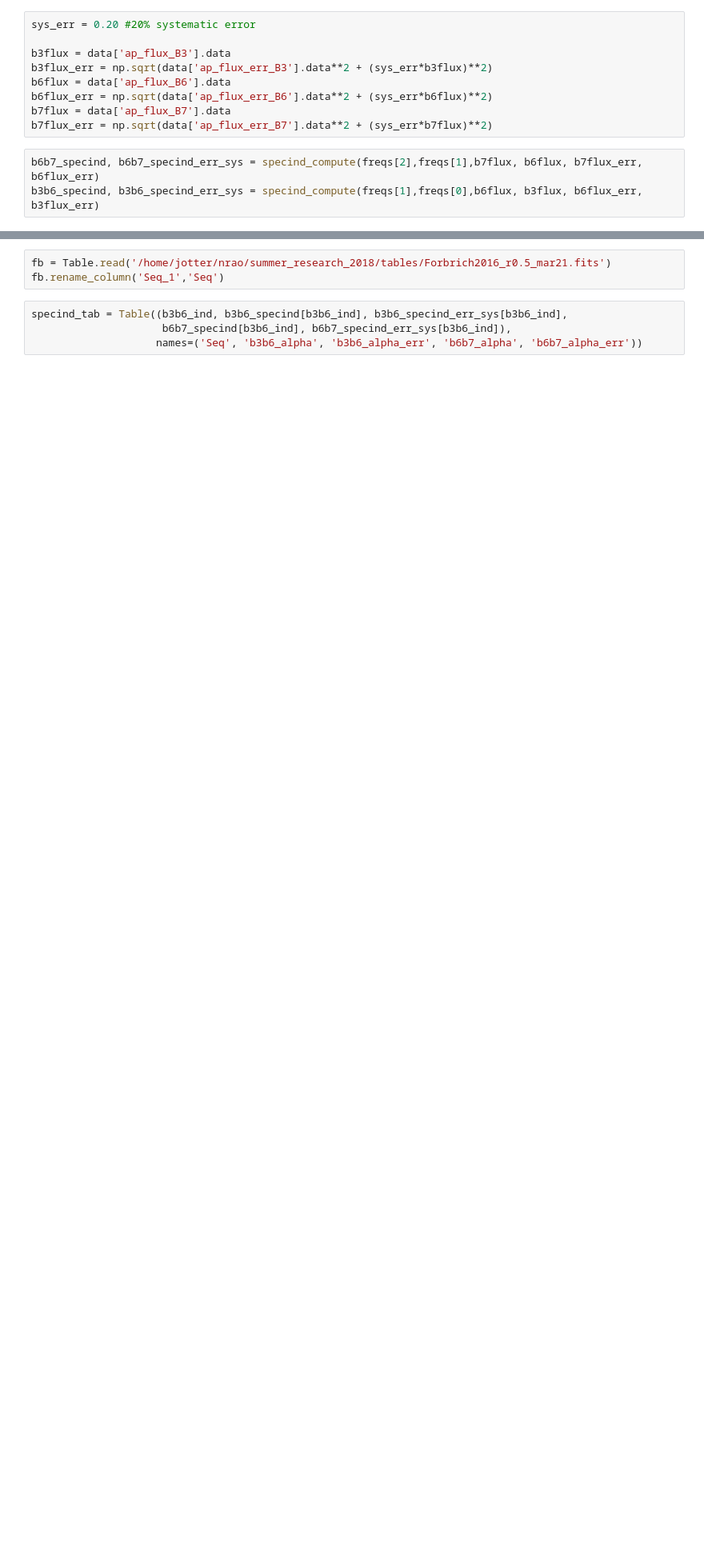
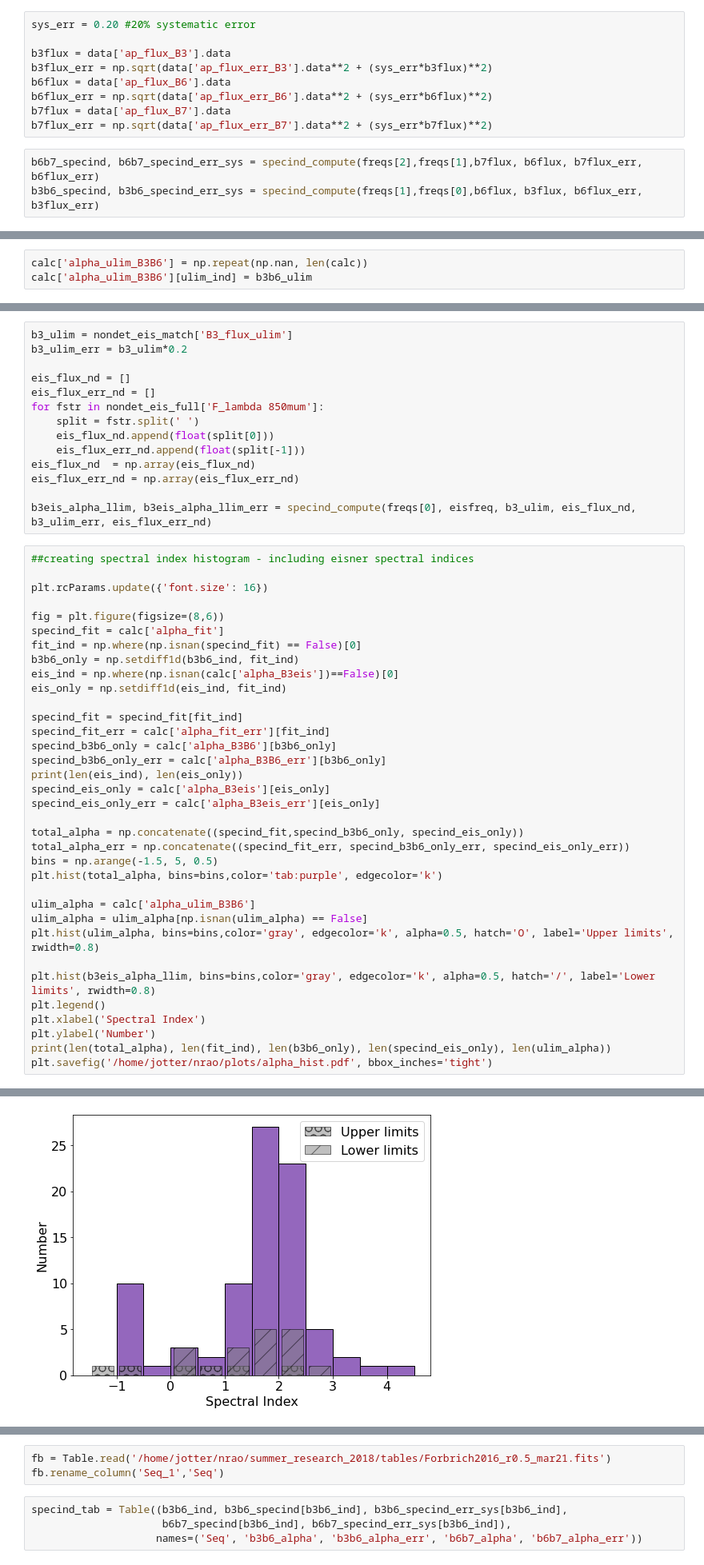
Before and after one commit to jaotter/summer_research_2018, a Jupyter notebook: flux_plots/spectral_indices.ipynb, the cells around one changed output, grey strips where cells are left out. Shown: that part at 80% size. Saved outputs shown, nothing was run; the diff lists cells and outputs as text; blank space fills up the shorter version.

Commit message:
updating spectral indices and SEDs

```diff
--- a/flux_plots/spectral_indices.ipynb
+++ b/flux_plots/spectral_indices.ipynb
@@ -173,0 +67,3 @@ array([ 6,  8, 11, 41, 48, 49, 50, 70])
+# %%
+calc['alpha_ulim_B3B6'] = np.repeat(np.nan, len(calc))
+calc['alpha_ulim_B3B6'][ulim_ind] = b3b6_ulim
@@ -173,0 +113,50 @@ array([ 6,  8, 11, 41, 48, 49, 50, 70])
+# %%
+b3_ulim = nondet_eis_match['B3_flux_ulim']
+b3_ulim_err = b3_ulim*0.2
+
+eis_flux_nd = []
+eis_flux_err_nd = []
+for fstr in nondet_eis_full['F_lambda 850mum']:
+    split = fstr.split(' ')
+    eis_flux_nd.append(float(split[0]))
+    eis_flux_err_nd.append(float(split[-1]))
+eis_flux_nd  = np.array(eis_flux_nd)
+eis_flux_err_nd = np.array(eis_flux_err_nd)
+
+b3eis_alpha_llim, b3eis_alpha_llim_err = specind_compute(freqs[0], eisfreq, b3_ulim, eis_flux_nd, b3_ulim_err, eis_flux_err_nd)
+# %%
+##creating spectral index histogram - including eisner spectral indices
+
+plt.rcParams.update({'font.size': 16})
+
+fig = plt.figure(figsize=(8,6))
+specind_fit = calc['alpha_fit']
+fit_ind = np.where(np.isnan(specind_fit) == False)[0]
+b3b6_only = np.setdiff1d(b3b6_ind, fit_ind)
+eis_ind = np.where(np.isnan(calc['alpha_B3eis'])==False)[0]
+eis_only = np.setdiff1d(eis_ind, fit_ind)
+
+specind_fit = specind_fit[fit_ind]
+specind_fit_err = calc['alpha_fit_err'][fit_ind]
+specind_b3b6_only = calc['alpha_B3B6'][b3b6_only]
+specind_b3b6_only_err = calc['alpha_B3B6_err'][b3b6_only]
+print(len(eis_ind), len(eis_only))
+specind_eis_only = calc['alpha_B3eis'][eis_only]
+specind_eis_only_err = calc['alpha_B3eis_err'][eis_only]
+
+total_alpha = np.concatenate((specind_fit,specind_b3b6_only, specind_eis_only))
+total_alpha_err = np.concatenate((specind_fit_err, specind_b3b6_only_err, specind_eis_only_err))
+bins = np.arange(-1.5, 5, 0.5)
+plt.hist(total_alpha, bins=bins,color='tab:purple', edgecolor='k')
+
+ulim_alpha = calc['alpha_ulim_B3B6']
+ulim_alpha = ulim_alpha[np.isnan(ulim_alpha) == False]
+plt.hist(ulim_alpha, bins=bins,color='gray', edgecolor='k', alpha=0.5, hatch='O', label='Upper limits', rwidth=0.8)
+
+plt.hist(b3eis_alpha_llim, bins=bins,color='gray', edgecolor='k', alpha=0.5, hatch='/', label='Lower limits', rwidth=0.8)
+plt.legend()
+plt.xlabel('Spectral Index')
+plt.ylabel('Number')
+print(len(total_alpha), len(fit_ind), len(b3b6_only), len(specind_eis_only), len(ulim_alpha))
+plt.savefig('/home/jotter/nrao/plots/alpha_hist.pdf', bbox_inches='tight')
+# %% [output]
@@ -173,0 +165 @@ array([ 6,  8, 11, 41, 48, 49, 50, 70])
+[figure, added]
```
Also changed, not shown: parts of 50 cells of this notebook, 1 other file.
